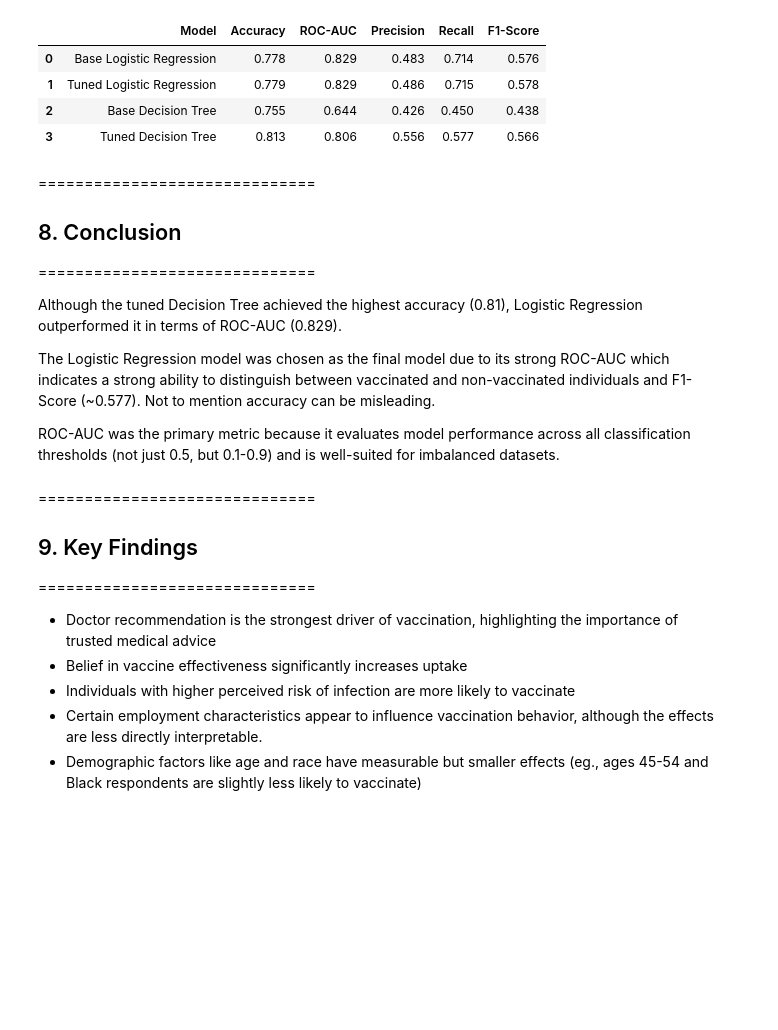
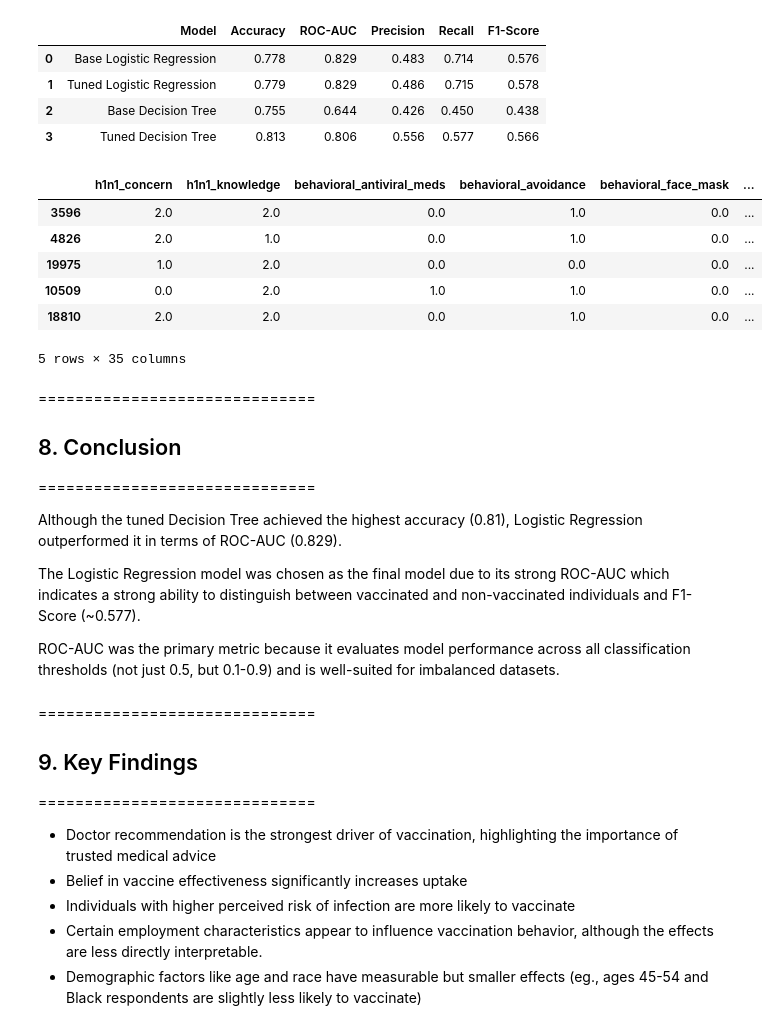
Before and after one commit to just-mawi/Phase-3-Project, a Jupyter notebook: index.ipynb, the cells around one changed output. Drawn from its saved outputs; the diff is of its cells as text; code cells hidden in the pictures; blank space fills up the shorter version.

```diff
--- a/index.ipynb
+++ b/index.ipynb
@@ -249,7 +247,7 @@ def clean_data(df):
 
     cols_to_drop += ['respondent_id', 'seasonal_vaccine']
 
-    df = df.drop(columns=cols_to_drop)
+    df = df.drop(columns=cols_to_drop, errors='ignore')
 
     return df
 
@@ -644,6 +642,28 @@ results_df
 | 1 | Tuned Logistic Regression | 0.779 | 0.829 | 0.486 | 0.715 | 0.578 |
 | 2 | Base Decision Tree | 0.755 | 0.644 | 0.426 | 0.450 | 0.438 |
 | 3 | Tuned Decision Tree | 0.813 | 0.806 | 0.556 | 0.577 | 0.566 |
+# %%
+# Test model on test features dataset
+test_features_df = pd.read_csv('test_set_features.csv')
+
+test_features_clean = clean_data(test_features_df)
+
+unlabeled_predictions = best_log_model.predict(test_features_clean)
+unlabeled_probabilities = best_log_model.predict_proba(test_features_clean)[:, 1]
+# %%
+view_test = test_features_clean.copy()
+
+view_test['Vaccination_Probability'] = unlabeled_probabilities
+
+view_test.sort_values(by='Vaccination_Probability', ascending=False).head()
+# %% [output]
+|  | h1n1_concern | h1n1_knowledge | behavioral_antiviral_meds | behavioral_avoidance | behavioral_face_mask | ... |
+| 3596 | 2.0 | 2.0 | 0.0 | 1.0 | 0.0 | ... |
+| 4826 | 2.0 | 1.0 | 0.0 | 1.0 | 0.0 | ... |
+| 19975 | 1.0 | 2.0 | 0.0 | 0.0 | 0.0 | ... |
+| 10509 | 0.0 | 2.0 | 1.0 | 1.0 | 0.0 | ... |
+| 18810 | 2.0 | 2.0 | 0.0 | 1.0 | 0.0 | ... |
+5 rows × 35 columns
 # %% [markdown]
 ==============================
 ## 8. Conclusion
@@ -651,7 +671,7 @@ results_df
 
 Although the tuned Decision Tree achieved the highest accuracy (0.81), Logistic Regression outperformed it in terms of ROC-AUC (0.829).
 
-The Logistic Regression model was chosen as the final model due to its strong ROC-AUC which indicates a strong ability to distinguish between vaccinated and non-vaccinated individuals and F1-Score (~0.577). Not to mention accuracy can be misleading.
+The Logistic Regression model was chosen as the final model due to its strong ROC-AUC which indicates a strong ability to distinguish between vaccinated and non-vaccinated individuals and F1-Score (~0.577).
 
 ROC-AUC was the primary metric because it evaluates model performance across all classification thresholds (not just 0.5, but 0.1-0.9) and is well-suited for imbalanced datasets.
 # %% [markdown]
```
Also changed, not shown: parts of 5 cells of this notebook.
